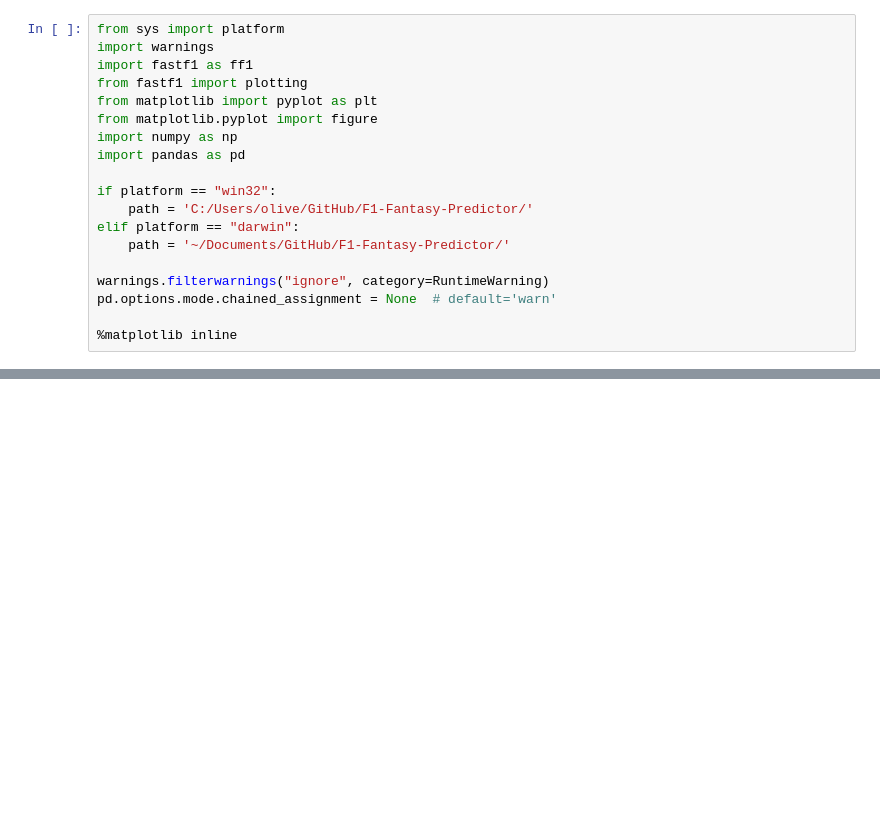
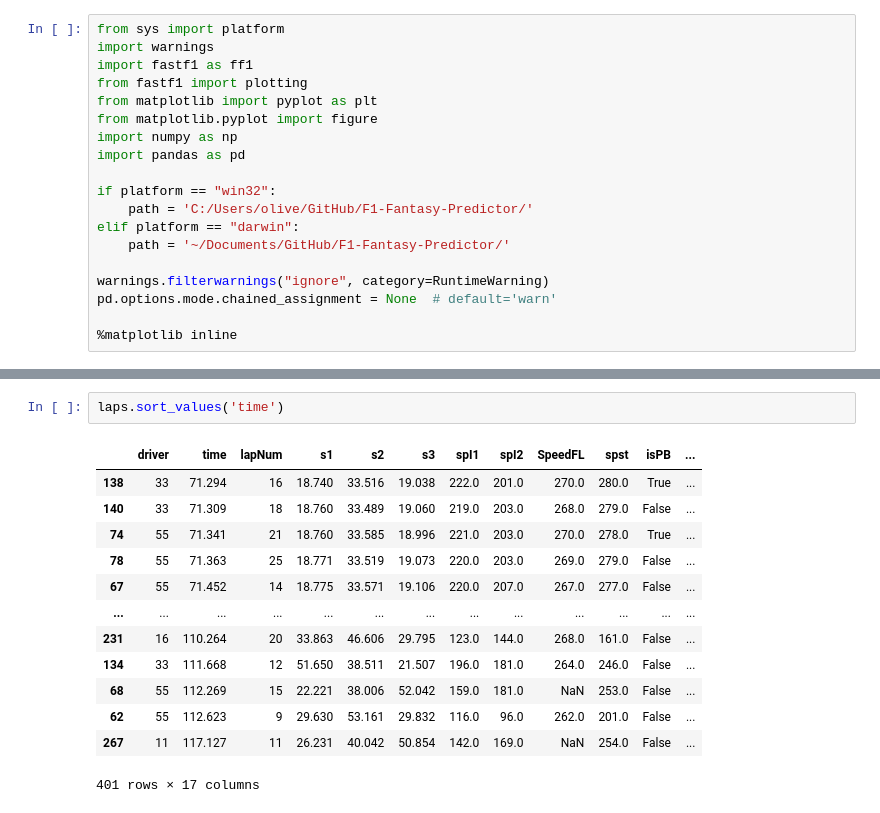
Before and after one commit to ollyjc99/F1-Fantasy-Predictor, a Jupyter notebook: data collection/get_fastf1.ipynb, the cells around one changed output, grey strips where cells are left out. Saved outputs shown, nothing was run; the diff lists cells and outputs as text; blank space fills up the shorter version.

```diff
--- a/data collection/get_fastf1.ipynb
+++ b/data collection/get_fastf1.ipynb
@@ -50,0 +89,16 @@ core           INFO     Finished loading data for 20 drivers: ['3', '4', '77', '
+# %%
+laps.sort_values('time')
+# %% [output]
+|  | driver | time | lapNum | s1 | s2 | s3 | spI1 | spI2 | SpeedFL | spst | isPB | ... |
+| 138 | 33 | 71.294 | 16 | 18.740 | 33.516 | 19.038 | 222.0 | 201.0 | 270.0 | 280.0 | True | ... |
+| 140 | 33 | 71.309 | 18 | 18.760 | 33.489 | 19.060 | 219.0 | 203.0 | 268.0 | 279.0 | False | ... |
+| 74 | 55 | 71.341 | 21 | 18.760 | 33.585 | 18.996 | 221.0 | 203.0 | 270.0 | 278.0 | True | ... |
+| 78 | 55 | 71.363 | 25 | 18.771 | 33.519 | 19.073 | 220.0 | 203.0 | 269.0 | 279.0 | False | ... |
+| 67 | 55 | 71.452 | 14 | 18.775 | 33.571 | 19.106 | 220.0 | 207.0 | 267.0 | 277.0 | False | ... |
+| ... | ... | ... | ... | ... | ... | ... | ... | ... | ... | ... | ... | ... |
+| 231 | 16 | 110.264 | 20 | 33.863 | 46.606 | 29.795 | 123.0 | 144.0 | 268.0 | 161.0 | False | ... |
+| 134 | 33 | 111.668 | 12 | 51.650 | 38.511 | 21.507 | 196.0 | 181.0 | 264.0 | 246.0 | False | ... |
+| 68 | 55 | 112.269 | 15 | 22.221 | 38.006 | 52.042 | 159.0 | 181.0 | NaN | 253.0 | False | ... |
+| 62 | 55 | 112.623 | 9 | 29.630 | 53.161 | 29.832 | 116.0 | 96.0 | 262.0 | 201.0 | False | ... |
+| 267 | 11 | 117.127 | 11 | 26.231 | 40.042 | 50.854 | 142.0 | 169.0 | NaN | 254.0 | False | ... |
+401 rows × 17 columns
```
Also changed, not shown: parts of 6 cells of this notebook.
